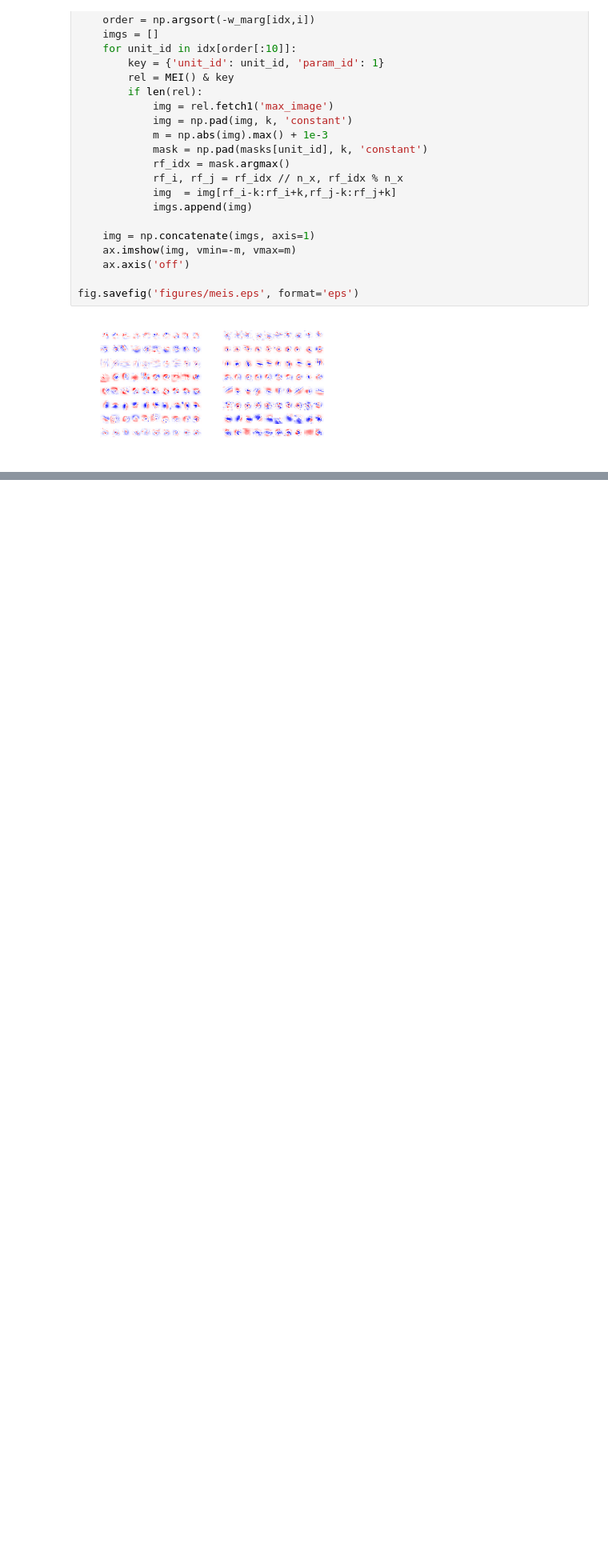
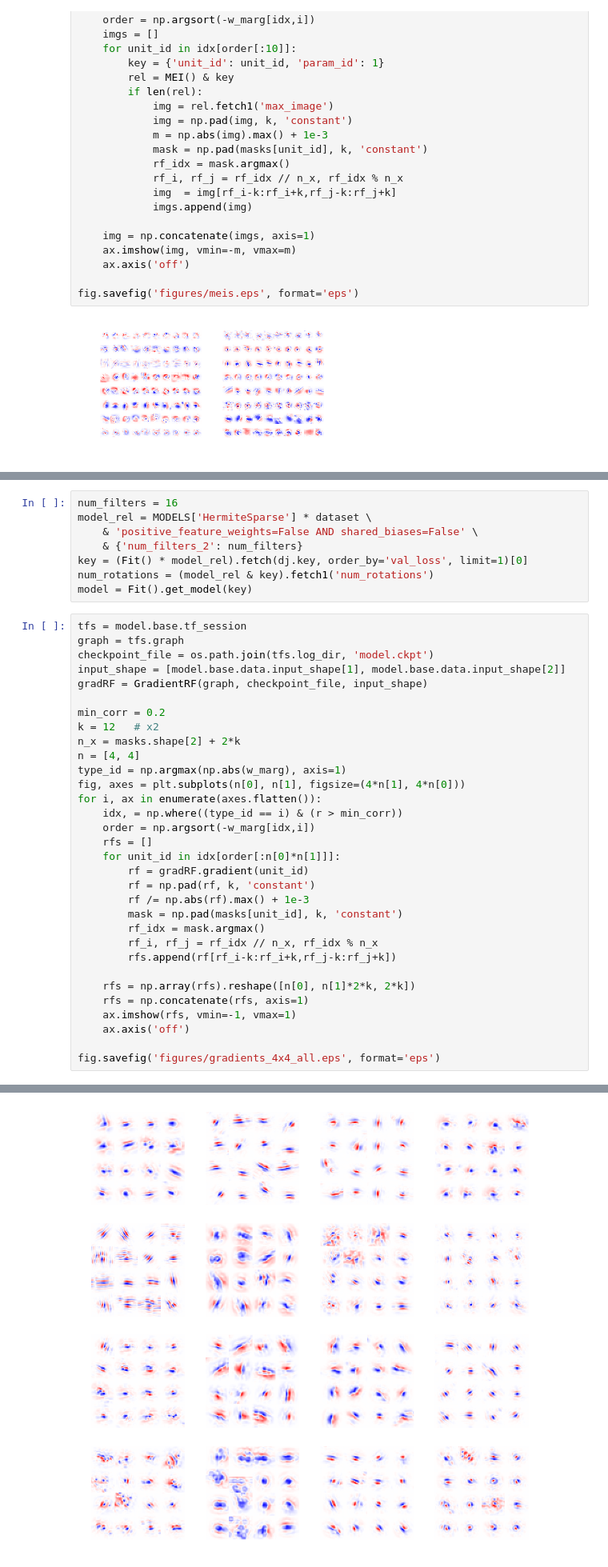
Before and after one commit to aecker/cnn-sys-ident, a Jupyter notebook: analysis/paper/activity-mazimization.ipynb, the cells around one changed output, grey strips where cells are left out. Shown at 80% size. Cells and saved outputs as stored; diff of their text form; blank space fills up the shorter version.

```diff
--- a/analysis/paper/activity-mazimization.ipynb
+++ b/analysis/paper/activity-mazimization.ipynb
@@ -137,0 +143,41 @@ fig.savefig('figures/meis.eps', format='eps')
+# %%
+num_filters = 16
+model_rel = MODELS['HermiteSparse'] * dataset \
+    & 'positive_feature_weights=False AND shared_biases=False' \
+    & {'num_filters_2': num_filters}
+key = (Fit() * model_rel).fetch(dj.key, order_by='val_loss', limit=1)[0]
+num_rotations = (model_rel & key).fetch1('num_rotations')
+model = Fit().get_model(key)
+# %%
+tfs = model.base.tf_session
+graph = tfs.graph
+checkpoint_file = os.path.join(tfs.log_dir, 'model.ckpt')
+input_shape = [model.base.data.input_shape[1], model.base.data.input_shape[2]]
+gradRF = GradientRF(graph, checkpoint_file, input_shape)
+
+min_corr = 0.2
+k = 12   # x2
+n_x = masks.shape[2] + 2*k
+n = [4, 4]
+type_id = np.argmax(np.abs(w_marg), axis=1)
+fig, axes = plt.subplots(n[0], n[1], figsize=(4*n[1], 4*n[0]))
+for i, ax in enumerate(axes.flatten()):
+    idx, = np.where((type_id == i) & (r > min_corr))
+    order = np.argsort(-w_marg[idx,i])
+    rfs = []
+    for unit_id in idx[order[:n[0]*n[1]]]:
+        rf = gradRF.gradient(unit_id)
+        rf = np.pad(rf, k, 'constant')
+        rf /= np.abs(rf).max() + 1e-3
+        mask = np.pad(masks[unit_id], k, 'constant')
+        rf_idx = mask.argmax()
+        rf_i, rf_j = rf_idx // n_x, rf_idx % n_x
+        rfs.append(rf[rf_i-k:rf_i+k,rf_j-k:rf_j+k])
+
+    rfs = np.array(rfs).reshape([n[0], n[1]*2*k, 2*k])
+    rfs = np.concatenate(rfs, axis=1)
+    ax.imshow(rfs, vmin=-1, vmax=1)
+    ax.axis('off')
+
+fig.savefig('figures/gradients_4x4_all.eps', format='eps')
+# %% [output]
@@ -137,0 +185 @@ fig.savefig('figures/meis.eps', format='eps')
+[figure, added]
```
Also changed, not shown: parts of 8 cells of this notebook, 8 other files.
